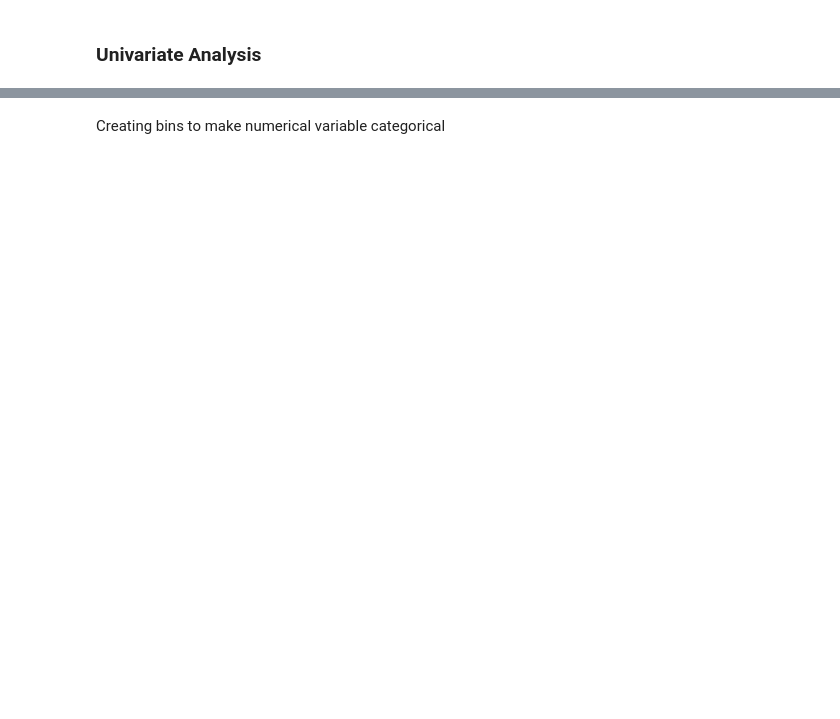
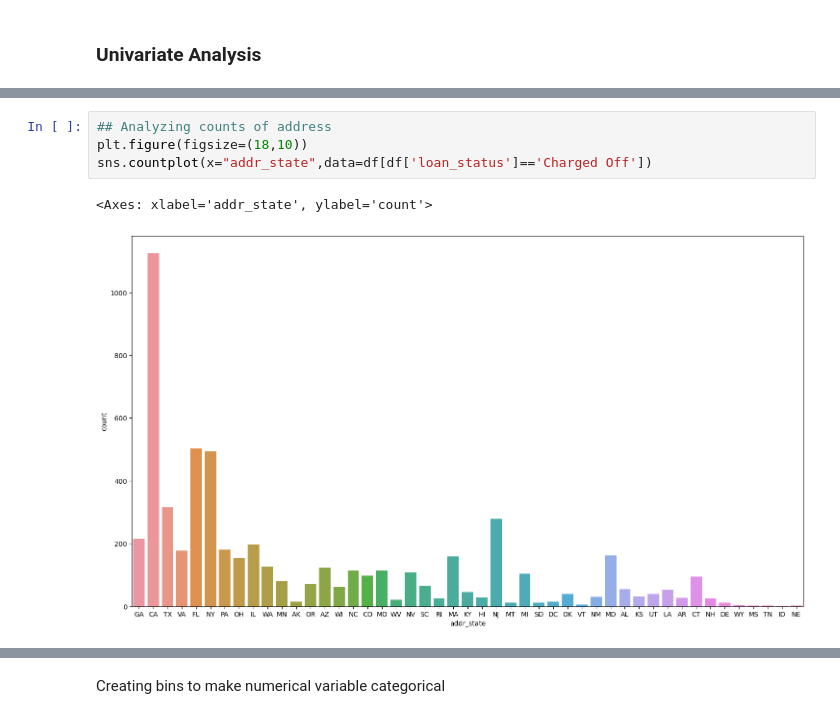
Before and after one commit to agnivachakraborty/LendingClubCaseStudy, a Jupyter notebook: LendingClubCaseStudy.ipynb, the cells around one changed output, grey strips where cells are left out. Cells and saved outputs as stored; diff of their text form; blank space fills up the shorter version.

```diff
--- a/LendingClubCaseStudy.ipynb
+++ b/LendingClubCaseStudy.ipynb
@@ -140,0 +154,7 @@ Name: verification_status, dtype: int64
+# %%
+## Analyzing counts of address
+plt.figure(figsize=(18,10))
+sns.countplot(x="addr_state",data=df[df['loan_status']=='Charged Off'])
+# %% [output]
+<Axes: xlabel='addr_state', ylabel='count'>
+[figure, added]
```
Also changed, not shown: parts of 29 cells of this notebook.
